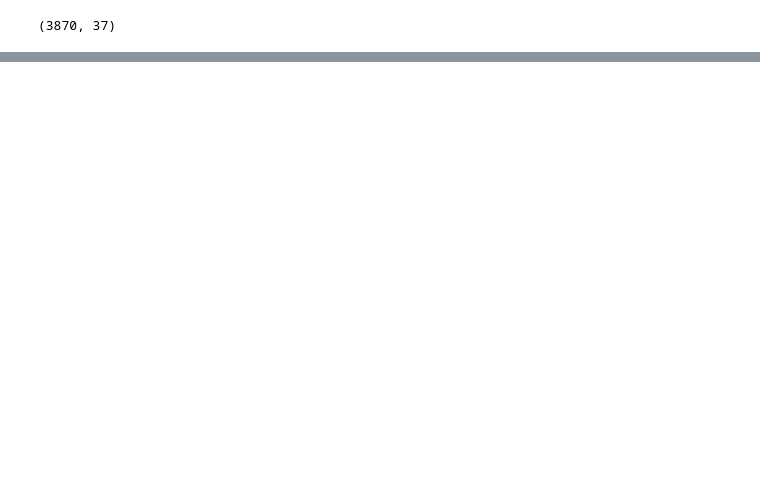
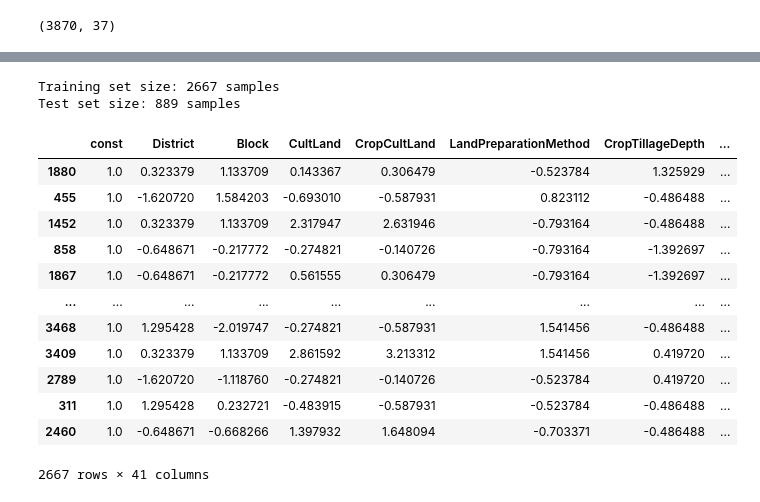
Before and after one commit to Joakimanochie/Univelcity_Capstone, a Jupyter notebook: Digital_Green_Crop_model/Green_Crop_model.ipynb, the cells around one changed output, grey strips where cells are left out. Drawn from its saved outputs; the diff is of its cells as text; code cells hidden in the pictures; blank space fills up the shorter version.

```diff
--- a/Digital_Green_Crop_model/Green_Crop_model.ipynb
+++ b/Digital_Green_Crop_model/Green_Crop_model.ipynb
@@ -251,0 +524,16 @@ pyplot.show()
+# %%
+from sklearn.feature_selection import SelectKBest
+from sklearn.feature_selection import chi2
+
+bestfeatures = SelectKBest(k=5)
+bestfeatures
+
+Y= df["Yield"]
+X = df.loc[:, df.columns != 'Yield']
+fit = bestfeatures.fit(X,Y)
+dfscores = pd.DataFrame(fit.scores_)
+dfcolumns = pd.DataFrame(X.columns)
+#concat two dataframes for better visualization
+featureScores = pd.concat([dfcolumns,dfscores],axis=1)
+featureScores.columns = ['Specs','Score']  #naming the dataframe columns
+print(featureScores.nlargest(20,'Score'))  #print 10 best features
@@ -251,0 +558,8 @@ pyplot.show()
+# %%
+col = X.columns
+# %%
+from sklearn.preprocessing import StandardScaler
+scaler = StandardScaler()
+rescaledX = pd.DataFrame(scaler.fit_transform(X), columns= col)
+# summarize transformed data
+rescaledX.head(5)
@@ -251,0 +573,26 @@ pyplot.show()
+# %%
+X_train, X_test, y_train, y_test = train_test_split(rescaledX, Y, test_size=0.25, random_state=1111)
+
+# Check the size of the splits
+print(f'Training set size: {X_train.shape[0]} samples')
+print(f'Test set size: {X_test.shape[0]} samples')
+# %% [output]
+Training set size: 2667 samples
+Test set size: 889 samples
+# %%
+X_train_const = sm.add_constant(X_train)
+X_train_const
+# %% [output]
+|  | const | District | Block | CultLand | CropCultLand | LandPreparationMethod | CropTillageDepth | ... |
+| 1880 | 1.0 | 0.323379 | 1.133709 | 0.143367 | 0.306479 | -0.523784 | 1.325929 | ... |
+| 455 | 1.0 | -1.620720 | 1.584203 | -0.693010 | -0.587931 | 0.823112 | -0.486488 | ... |
+| 1452 | 1.0 | 0.323379 | 1.133709 | 2.317947 | 2.631946 | -0.793164 | -0.486488 | ... |
+| 858 | 1.0 | -0.648671 | -0.217772 | -0.274821 | -0.140726 | -0.793164 | -1.392697 | ... |
+| 1867 | 1.0 | -0.648671 | -0.217772 | 0.561555 | 0.306479 | -0.793164 | -1.392697 | ... |
+| ... | ... | ... | ... | ... | ... | ... | ... | ... |
+| 3468 | 1.0 | 1.295428 | -2.019747 | -0.274821 | -0.587931 | 1.541456 | -0.486488 | ... |
+| 3409 | 1.0 | 0.323379 | 1.133709 | 2.861592 | 3.213312 | 1.541456 | 0.419720 | ... |
+| 2789 | 1.0 | -1.620720 | -1.118760 | -0.274821 | -0.140726 | -0.523784 | 0.419720 | ... |
+| 311 | 1.0 | 1.295428 | 0.232721 | -0.483915 | -0.587931 | -0.523784 | -0.486488 | ... |
+| 2460 | 1.0 | -0.648671 | -0.668266 | 1.397932 | 1.648094 | -0.703371 | -0.486488 | ... |
+2667 rows × 41 columns
```
Also changed, not shown: parts of 25 cells of this notebook, 1 other file.
